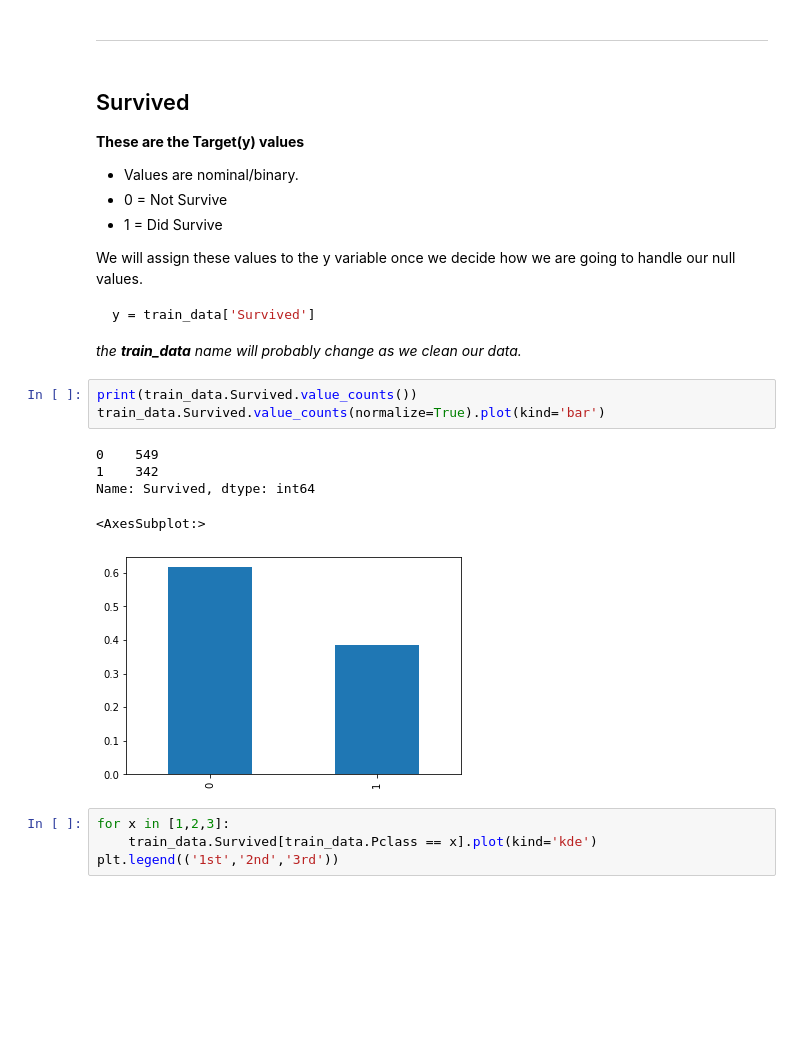
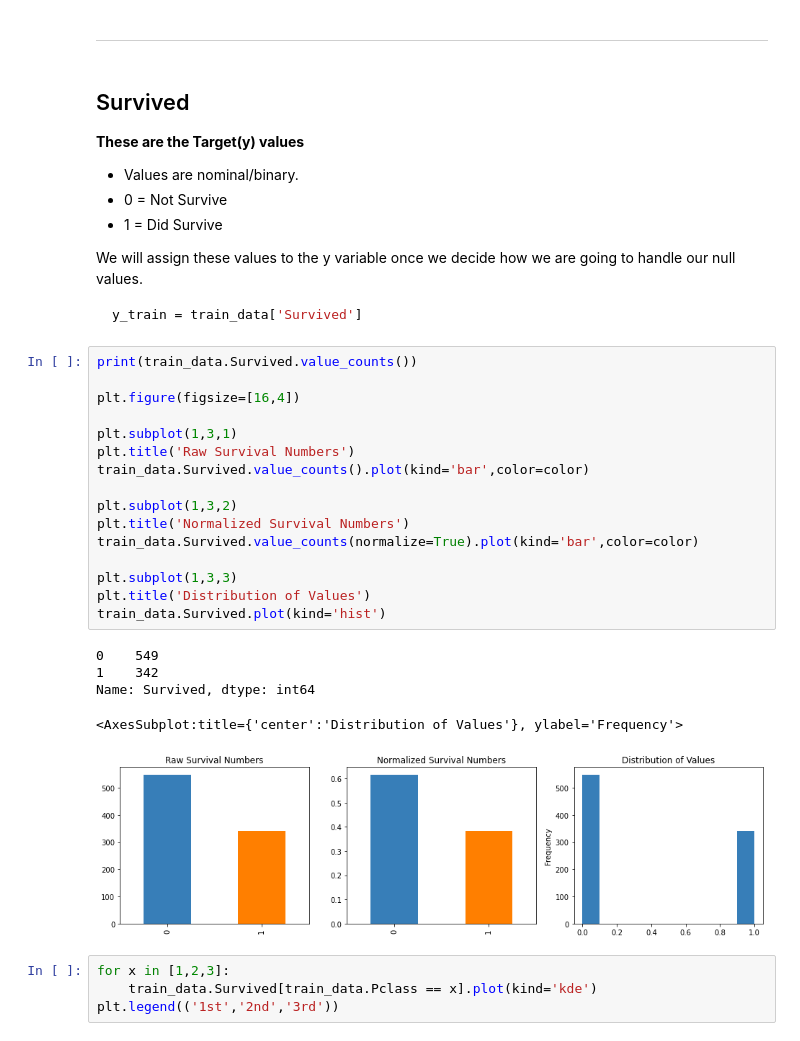
Before and after one commit to bperry555/kaggle, a Jupyter notebook: titanic/titanic.ipynb, the cells around one changed output. Drawn from its saved outputs; the diff is of its cells as text; blank space fills up the shorter version.

````diff
--- a/titanic/titanic.ipynb
+++ b/titanic/titanic.ipynb
@@ -95,18 +156,30 @@ __These are the Target(y) values__
 
 We will assign these values to the y variable once we decide how we are going to handle our null values.
 ```python
-y = train_data['Survived']
+y_train = train_data['Survived']
 ```
-*the __train_data__ name will probably change as we clean our data.*
-# %%
-print(train_data.Survived.value_counts())
-train_data.Survived.value_counts(normalize=True).plot(kind='bar')
-# %% [output]
-0    549
-1    342
-Name: Survived, dtype: int64
-<AxesSubplot:>
-[figure, removed]
+# %%
+print(train_data.Survived.value_counts())
+
+plt.figure(figsize=[16,4])
+
+plt.subplot(1,3,1)
+plt.title('Raw Survival Numbers')
+train_data.Survived.value_counts().plot(kind='bar',color=color)
+
+plt.subplot(1,3,2)
+plt.title('Normalized Survival Numbers')
+train_data.Survived.value_counts(normalize=True).plot(kind='bar',color=color)
+
+plt.subplot(1,3,3)
+plt.title('Distribution of Values')
+train_data.Survived.plot(kind='hist')
+# %% [output]
+0    549
+1    342
+Name: Survived, dtype: int64
+<AxesSubplot:title={'center':'Distribution of Values'}, ylabel='Frequency'>
+[figure, added]
 # %%
 for x in [1,2,3]:
     train_data.Survived[train_data.Pclass == x].plot(kind='kde')
````
Also changed, not shown: parts of 36 cells of this notebook.
